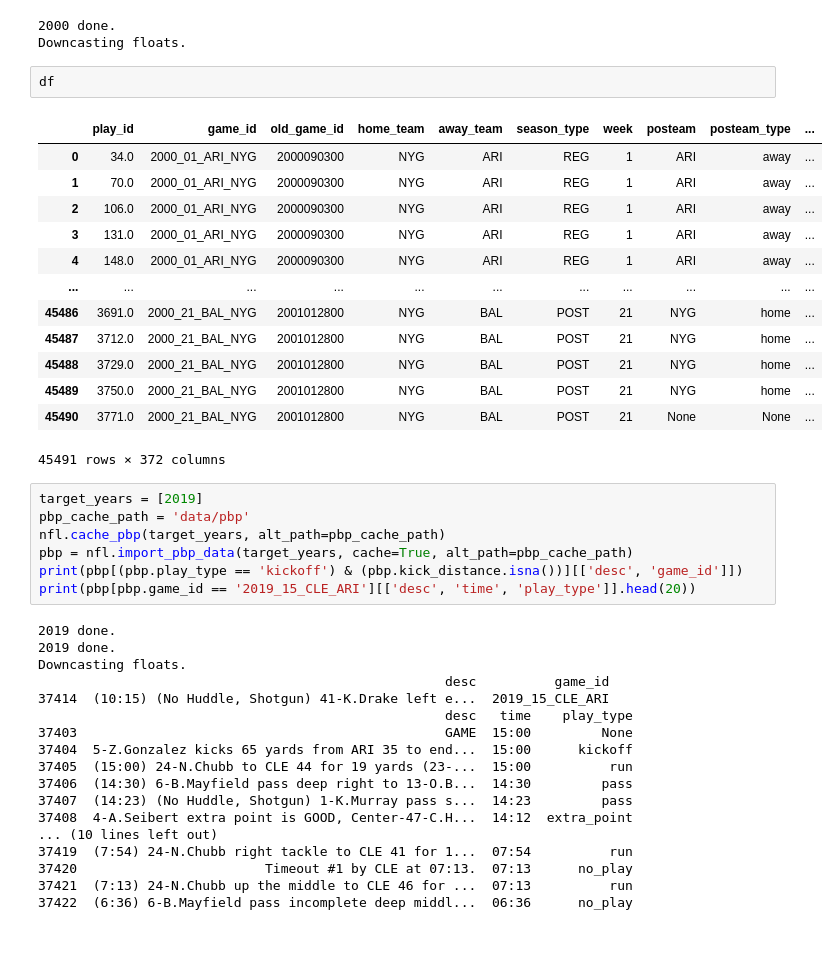
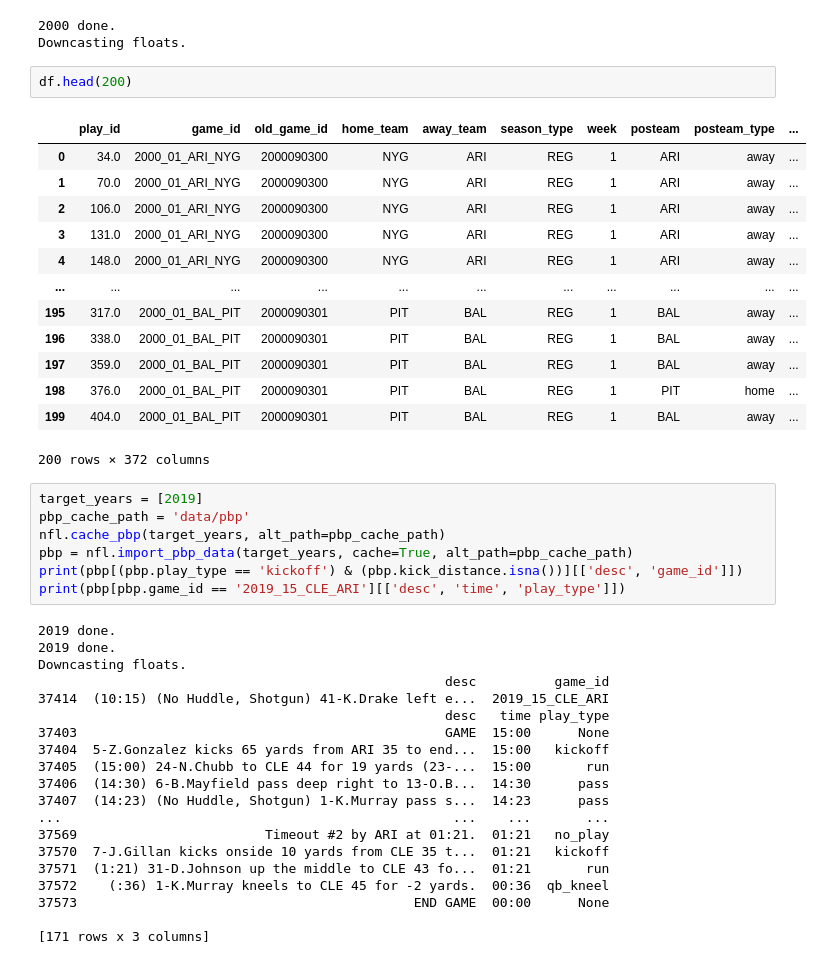
Before and after one commit to connor-pickett/2025_FinalProject_Ctrl-Alt-Defeat, a Jupyter notebook: Class_NFL_Project.ipynb, the cells around one changed output. Saved outputs shown, nothing was run; the diff lists cells and outputs as text.

```diff
--- a/Class_NFL_Project.ipynb
+++ b/Class_NFL_Project.ipynb
@@ -29,43 +29,45 @@ df = nfl.import_pbp_data(seasons)
 2000 done.
 Downcasting floats.
 # %%
-df
+df.head(200)
 # %% [output]
 |  | play_id | game_id | old_game_id | home_team | away_team | season_type | week | posteam | posteam_type | ... |
 | 0 | 34.0 | 2000_01_ARI_NYG | 2000090300 | NYG | ARI | REG | 1 | ARI | away | ... |
 | 1 | 70.0 | 2000_01_ARI_NYG | 2000090300 | NYG | ARI | REG | 1 | ARI | away | ... |
 | 2 | 106.0 | 2000_01_ARI_NYG | 2000090300 | NYG | ARI | REG | 1 | ARI | away | ... |
 | 3 | 131.0 | 2000_01_ARI_NYG | 2000090300 | NYG | ARI | REG | 1 | ARI | away | ... |
 | 4 | 148.0 | 2000_01_ARI_NYG | 2000090300 | NYG | ARI | REG | 1 | ARI | away | ... |
 | ... | ... | ... | ... | ... | ... | ... | ... | ... | ... | ... |
-| 45486 | 3691.0 | 2000_21_BAL_NYG | 2001012800 | NYG | BAL | POST | 21 | NYG | home | ... |
-| 45487 | 3712.0 | 2000_21_BAL_NYG | 2001012800 | NYG | BAL | POST | 21 | NYG | home | ... |
-| 45488 | 3729.0 | 2000_21_BAL_NYG | 2001012800 | NYG | BAL | POST | 21 | NYG | home | ... |
-| 45489 | 3750.0 | 2000_21_BAL_NYG | 2001012800 | NYG | BAL | POST | 21 | NYG | home | ... |
-| 45490 | 3771.0 | 2000_21_BAL_NYG | 2001012800 | NYG | BAL | POST | 21 | None | None | ... |
+| 195 | 317.0 | 2000_01_BAL_PIT | 2000090301 | PIT | BAL | REG | 1 | BAL | away | ... |
+| 196 | 338.0 | 2000_01_BAL_PIT | 2000090301 | PIT | BAL | REG | 1 | BAL | away | ... |
+| 197 | 359.0 | 2000_01_BAL_PIT | 2000090301 | PIT | BAL | REG | 1 | BAL | away | ... |
+| 198 | 376.0 | 2000_01_BAL_PIT | 2000090301 | PIT | BAL | REG | 1 | PIT | home | ... |
+| 199 | 404.0 | 2000_01_BAL_PIT | 2000090301 | PIT | BAL | REG | 1 | BAL | away | ... |
-45491 rows × 372 columns
+200 rows × 372 columns
 # %%
 target_years = [2019]
 pbp_cache_path = 'data/pbp'
 nfl.cache_pbp(target_years, alt_path=pbp_cache_path)
 pbp = nfl.import_pbp_data(target_years, cache=True, alt_path=pbp_cache_path)
 print(pbp[(pbp.play_type == 'kickoff') & (pbp.kick_distance.isna())][['desc', 'game_id']])
-print(pbp[pbp.game_id == '2019_15_CLE_ARI'][['desc', 'time', 'play_type']].head(20))
+print(pbp[pbp.game_id == '2019_15_CLE_ARI'][['desc', 'time', 'play_type']])
 # %% [output]
 2019 done.
 2019 done.
 Downcasting floats.
                                                     desc          game_id
 37414  (10:15) (No Huddle, Shotgun) 41-K.Drake left e...  2019_15_CLE_ARI
-                                                    desc   time    play_type
-37403                                               GAME  15:00         None
-37404  5-Z.Gonzalez kicks 65 yards from ARI 35 to end...  15:00      kickoff
-37405  (15:00) 24-N.Chubb to CLE 44 for 19 yards (23-...  15:00          run
-37406  (14:30) 6-B.Mayfield pass deep right to 13-O.B...  14:30         pass
-37407  (14:23) (No Huddle, Shotgun) 1-K.Murray pass s...  14:23         pass
-37408  4-A.Seibert extra point is GOOD, Center-47-C.H...  14:12  extra_point
-... (10 lines left out)
-37419  (7:54) 24-N.Chubb right tackle to CLE 41 for 1...  07:54          run
-37420                        Timeout #1 by CLE at 07:13.  07:13      no_play
-37421  (7:13) 24-N.Chubb up the middle to CLE 46 for ...  07:13          run
-37422  (6:36) 6-B.Mayfield pass incomplete deep middl...  06:36      no_play
+                                                    desc   time play_type
+37403                                               GAME  15:00      None
+37404  5-Z.Gonzalez kicks 65 yards from ARI 35 to end...  15:00   kickoff
+37405  (15:00) 24-N.Chubb to CLE 44 for 19 yards (23-...  15:00       run
+37406  (14:30) 6-B.Mayfield pass deep right to 13-O.B...  14:30      pass
+37407  (14:23) (No Huddle, Shotgun) 1-K.Murray pass s...  14:23      pass
+...                                                  ...    ...       ...
+37569                        Timeout #2 by ARI at 01:21.  01:21   no_play
+37570  7-J.Gillan kicks onside 10 yards from CLE 35 t...  01:21   kickoff
+37571  (1:21) 31-D.Johnson up the middle to CLE 43 fo...  01:21       run
+37572    (:36) 1-K.Murray kneels to CLE 45 for -2 yards.  00:36  qb_kneel
+37573                                           END GAME  00:00      None
+
+[171 rows x 3 columns]
```
Also changed, not shown: parts of 3 cells of this notebook.
